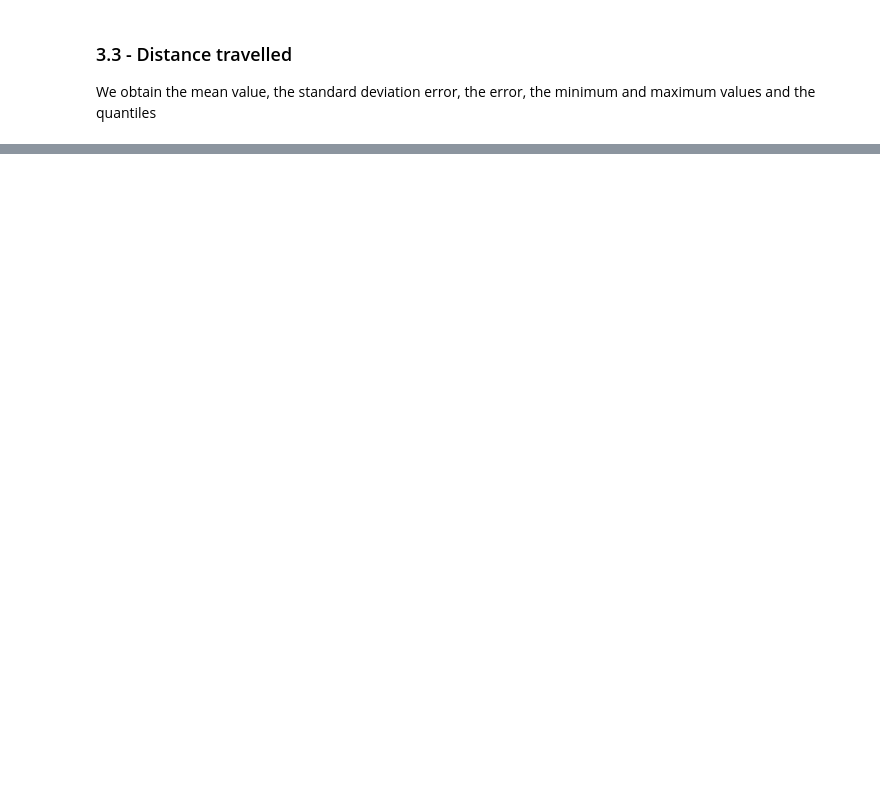
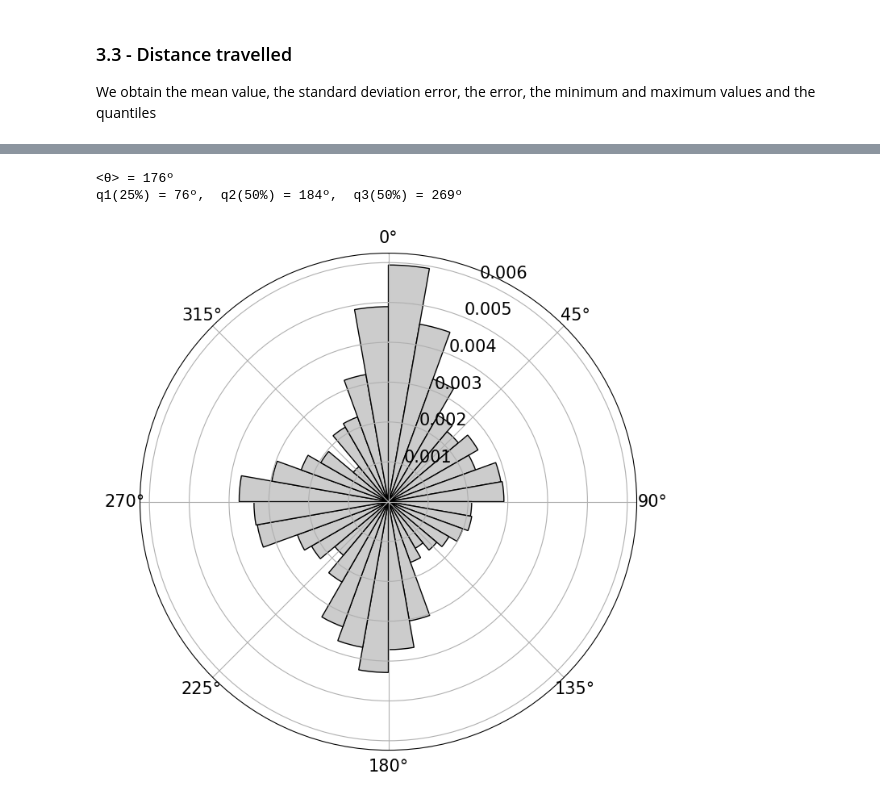
Before and after one commit to ferranlarroyaub/Pedestrian_mobility_Granollers, a Jupyter notebook: Statistics.ipynb, the cells around one changed output, grey strips where cells are left out. Cells and saved outputs as stored; diff of their text form; code cells hidden in the pictures; blank space fills up the shorter version.

```diff
--- a/Statistics.ipynb
+++ b/Statistics.ipynb
@@ -610,0 +938,20 @@ The average number of stops for group is: 18.833333333333332
+# %%
+bin_width = 10
+bin_centres_orient, counts_orient = polar_histogram(orient_all, 10)
+
+fig = plt.figure(figsize=(10,8))
+ax = fig.add_subplot(111, projection='polar')
+
+ax.bar(bin_centres_orient, counts_orient, width=np.deg2rad(bin_width), bottom=0.0, color='.8', edgecolor='k')
+
+ax.set_theta_zero_location("N")
+ax.set_theta_direction(-1)
+ax.tick_params(labelsize=15)
+
+
+print('<\u03B8> = {:.0f}º'.format(np.mean(orient_all)))
+print('q1(25%) = {:.0f}º,  q2(50%) = {:.0f}º,  q3(50%) = {:.0f}º'.format(np.quantile(orient_all,0.25),np.quantile(orient_all,0.5),np.quantile(orient_all,0.75)))
+# %% [output]
+<θ> = 176º
+q1(25%) = 76º,  q2(50%) = 184º,  q3(50%) = 269º
+[figure, added]
```
Also changed, not shown: parts of 16 cells of this notebook.
